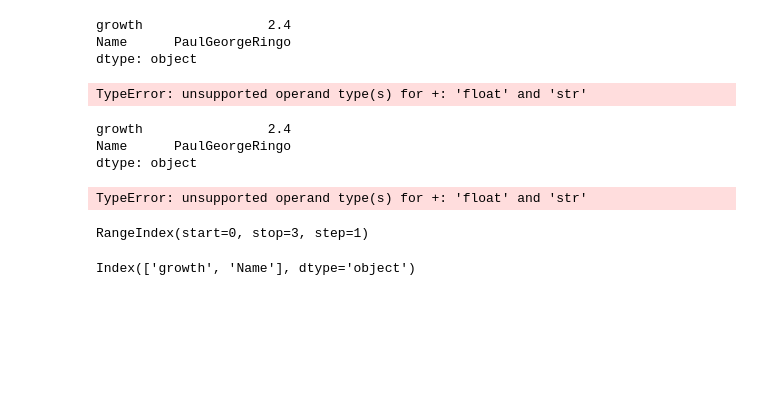
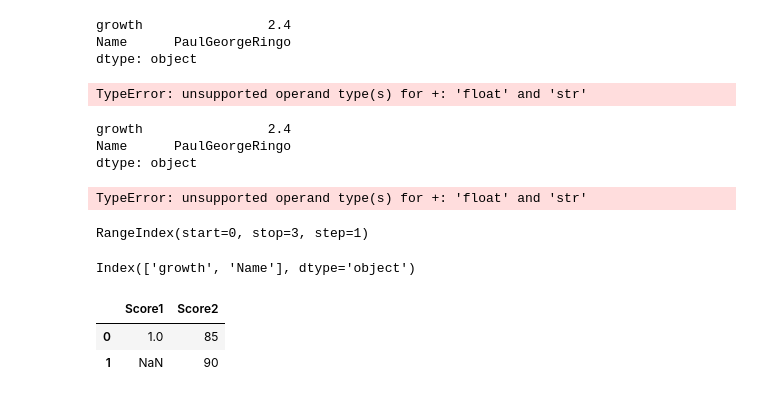
Before and after one commit to arunadas/effective-pandas, a Jupyter notebook: dataframe/generic.ipynb, the cells around one changed output. Drawn from its saved outputs; the diff is of its cells as text; code cells hidden in the pictures; blank space fills up the shorter version.

```diff
--- a/dataframe/generic.ipynb
+++ b/dataframe/generic.ipynb
@@ -151,3 +151,12 @@ RangeIndex(start=0, stop=3, step=1)
 df.axes[1]
 # %% [output]
 Index(['growth', 'Name'], dtype='object')
+# %%
+df = pd.DataFrame({'Score1':[1,None],
+                   'Score2':[85,90]})
+# %%
+df
+# %% [output]
+|  | Score1 | Score2 |
+| 0 | 1.0 | 85 |
+| 1 | NaN | 90 |
```
Also changed, not shown: parts of 10 cells of this notebook.
